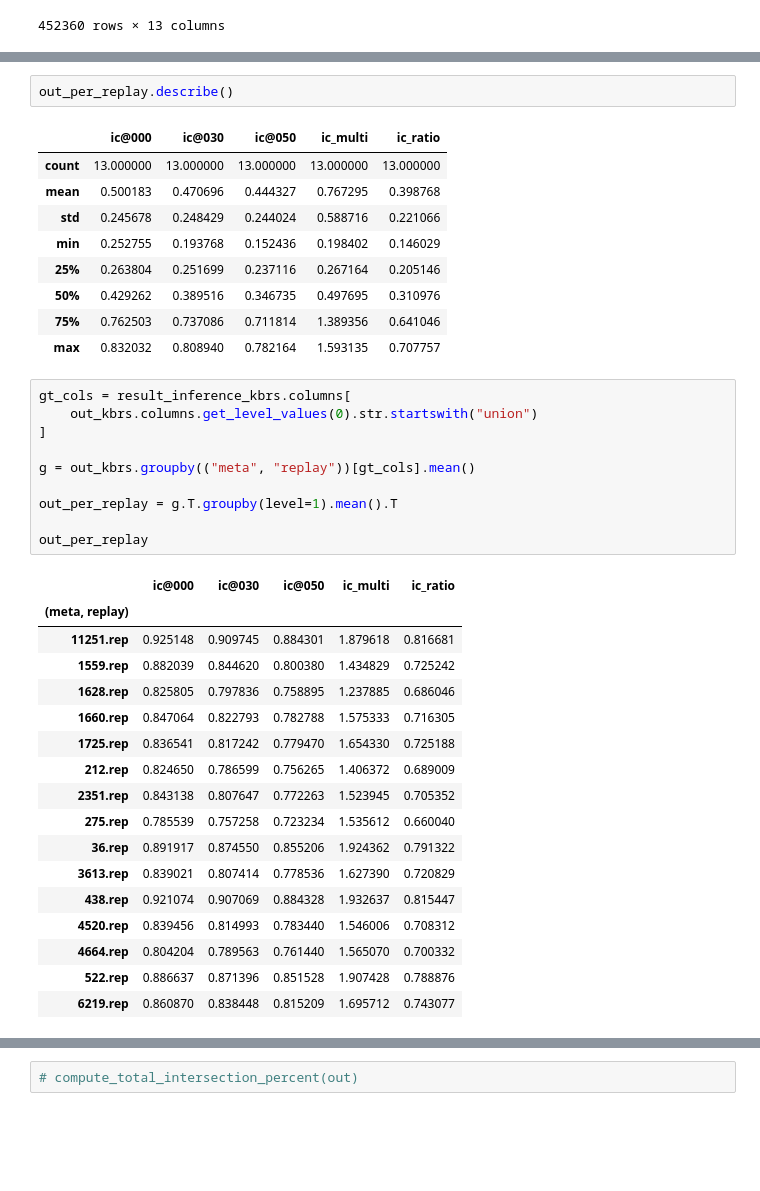
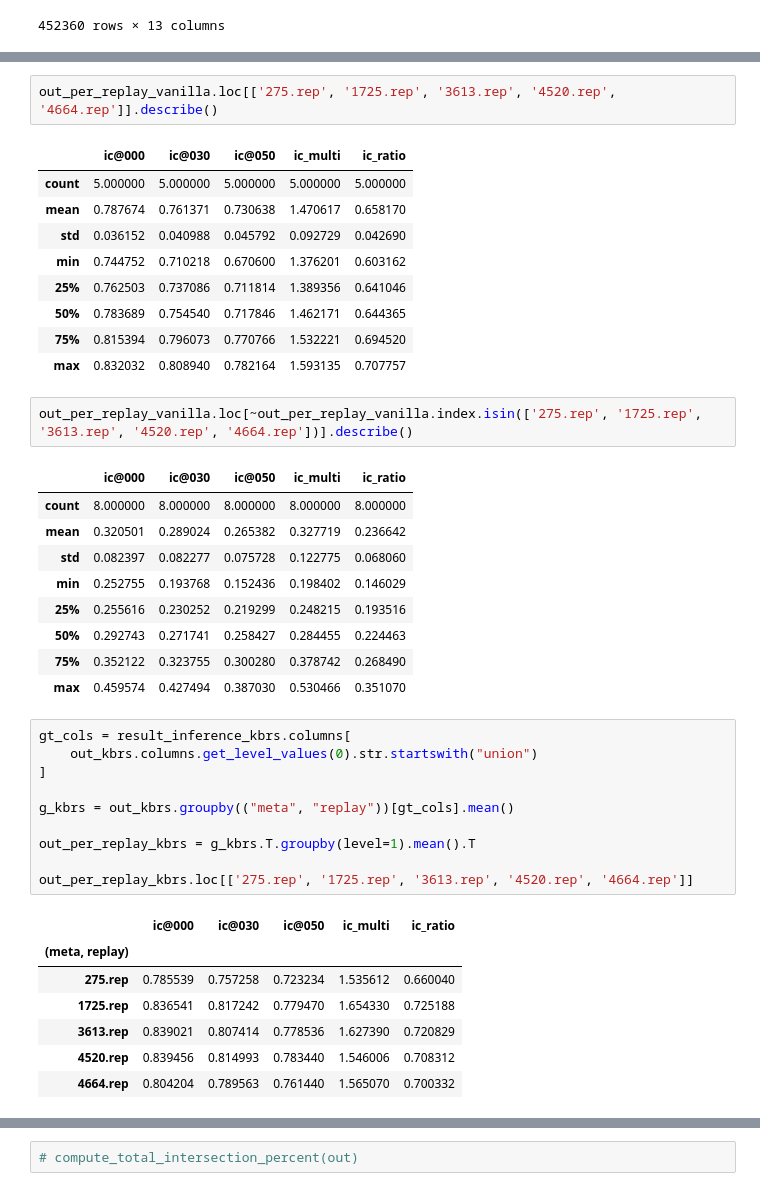
Before and after one commit to baecm/starcraft-vision, a Jupyter notebook: notebooks/inference_viewer copy.ipynb, the cells around one changed output, grey strips where cells are left out. Cells and saved outputs as stored; diff of their text form; blank space fills up the shorter version.

```diff
--- a/notebooks/inference_viewer copy.ipynb
+++ b/notebooks/inference_viewer copy.ipynb
@@ -512,43 +487,45 @@ out_per_replay_vanilla
 | 4520.rep | 0.783689 | 0.754540 | 0.717846 | 1.376201 | 0.641046 |
 | 4664.rep | 0.762503 | 0.737086 | 0.711814 | 1.462171 | 0.644365 |
 # %%
-out_per_replay.describe()
+out_per_replay_vanilla.loc[['275.rep', '1725.rep', '3613.rep', '4520.rep', '4664.rep']].describe()
 # %% [output]
 |  | ic@000 | ic@030 | ic@050 | ic_multi | ic_ratio |
-| count | 13.000000 | 13.000000 | 13.000000 | 13.000000 | 13.000000 |
-| mean | 0.500183 | 0.470696 | 0.444327 | 0.767295 | 0.398768 |
-| std | 0.245678 | 0.248429 | 0.244024 | 0.588716 | 0.221066 |
-| min | 0.252755 | 0.193768 | 0.152436 | 0.198402 | 0.146029 |
-| 25% | 0.263804 | 0.251699 | 0.237116 | 0.267164 | 0.205146 |
-| 50% | 0.429262 | 0.389516 | 0.346735 | 0.497695 | 0.310976 |
-| 75% | 0.762503 | 0.737086 | 0.711814 | 1.389356 | 0.641046 |
+| count | 5.000000 | 5.000000 | 5.000000 | 5.000000 | 5.000000 |
+| mean | 0.787674 | 0.761371 | 0.730638 | 1.470617 | 0.658170 |
+| std | 0.036152 | 0.040988 | 0.045792 | 0.092729 | 0.042690 |
+| min | 0.744752 | 0.710218 | 0.670600 | 1.376201 | 0.603162 |
+| 25% | 0.762503 | 0.737086 | 0.711814 | 1.389356 | 0.641046 |
+| 50% | 0.783689 | 0.754540 | 0.717846 | 1.462171 | 0.644365 |
+| 75% | 0.815394 | 0.796073 | 0.770766 | 1.532221 | 0.694520 |
 | max | 0.832032 | 0.808940 | 0.782164 | 1.593135 | 0.707757 |
+# %%
+out_per_replay_vanilla.loc[~out_per_replay_vanilla.index.isin(['275.rep', '1725.rep', '3613.rep', '4520.rep', '4664.rep'])].describe()
+# %% [output]
+|  | ic@000 | ic@030 | ic@050 | ic_multi | ic_ratio |
+| count | 8.000000 | 8.000000 | 8.000000 | 8.000000 | 8.000000 |
+| mean | 0.320501 | 0.289024 | 0.265382 | 0.327719 | 0.236642 |
+| std | 0.082397 | 0.082277 | 0.075728 | 0.122775 | 0.068060 |
+| min | 0.252755 | 0.193768 | 0.152436 | 0.198402 | 0.146029 |
+| 25% | 0.255616 | 0.230252 | 0.219299 | 0.248215 | 0.193516 |
+| 50% | 0.292743 | 0.271741 | 0.258427 | 0.284455 | 0.224463 |
+| 75% | 0.352122 | 0.323755 | 0.300280 | 0.378742 | 0.268490 |
+| max | 0.459574 | 0.427494 | 0.387030 | 0.530466 | 0.351070 |
 # %%
 gt_cols = result_inference_kbrs.columns[
     out_kbrs.columns.get_level_values(0).str.startswith("union")
 ]
 
-g = out_kbrs.groupby(("meta", "replay"))[gt_cols].mean()
+g_kbrs = out_kbrs.groupby(("meta", "replay"))[gt_cols].mean()
 
-out_per_replay = g.T.groupby(level=1).mean().T
+out_per_replay_kbrs = g_kbrs.T.groupby(level=1).mean().T
 
-out_per_replay
+out_per_replay_kbrs.loc[['275.rep', '1725.rep', '3613.rep', '4520.rep', '4664.rep']]
 # %% [output]
 |  | ic@000 | ic@030 | ic@050 | ic_multi | ic_ratio |
 | (meta, replay) |  |  |  |  |  |
-| 11251.rep | 0.925148 | 0.909745 | 0.884301 | 1.879618 | 0.816681 |
-| 1559.rep | 0.882039 | 0.844620 | 0.800380 | 1.434829 | 0.725242 |
-| 1628.rep | 0.825805 | 0.797836 | 0.758895 | 1.237885 | 0.686046 |
-| 1660.rep | 0.847064 | 0.822793 | 0.782788 | 1.575333 | 0.716305 |
+| 275.rep | 0.785539 | 0.757258 | 0.723234 | 1.535612 | 0.660040 |
 | 1725.rep | 0.836541 | 0.817242 | 0.779470 | 1.654330 | 0.725188 |
-| 212.rep | 0.824650 | 0.786599 | 0.756265 | 1.406372 | 0.689009 |
-| 2351.rep | 0.843138 | 0.807647 | 0.772263 | 1.523945 | 0.705352 |
-| 275.rep | 0.785539 | 0.757258 | 0.723234 | 1.535612 | 0.660040 |
-| 36.rep | 0.891917 | 0.874550 | 0.855206 | 1.924362 | 0.791322 |
 | 3613.rep | 0.839021 | 0.807414 | 0.778536 | 1.627390 | 0.720829 |
-| 438.rep | 0.921074 | 0.907069 | 0.884328 | 1.932637 | 0.815447 |
 | 4520.rep | 0.839456 | 0.814993 | 0.783440 | 1.546006 | 0.708312 |
 | 4664.rep | 0.804204 | 0.789563 | 0.761440 | 1.565070 | 0.700332 |
-| 522.rep | 0.886637 | 0.871396 | 0.851528 | 1.907428 | 0.788876 |
-| 6219.rep | 0.860870 | 0.838448 | 0.815209 | 1.695712 | 0.743077 |
 # %%
```
Also changed, not shown: parts of 27 cells of this notebook.
